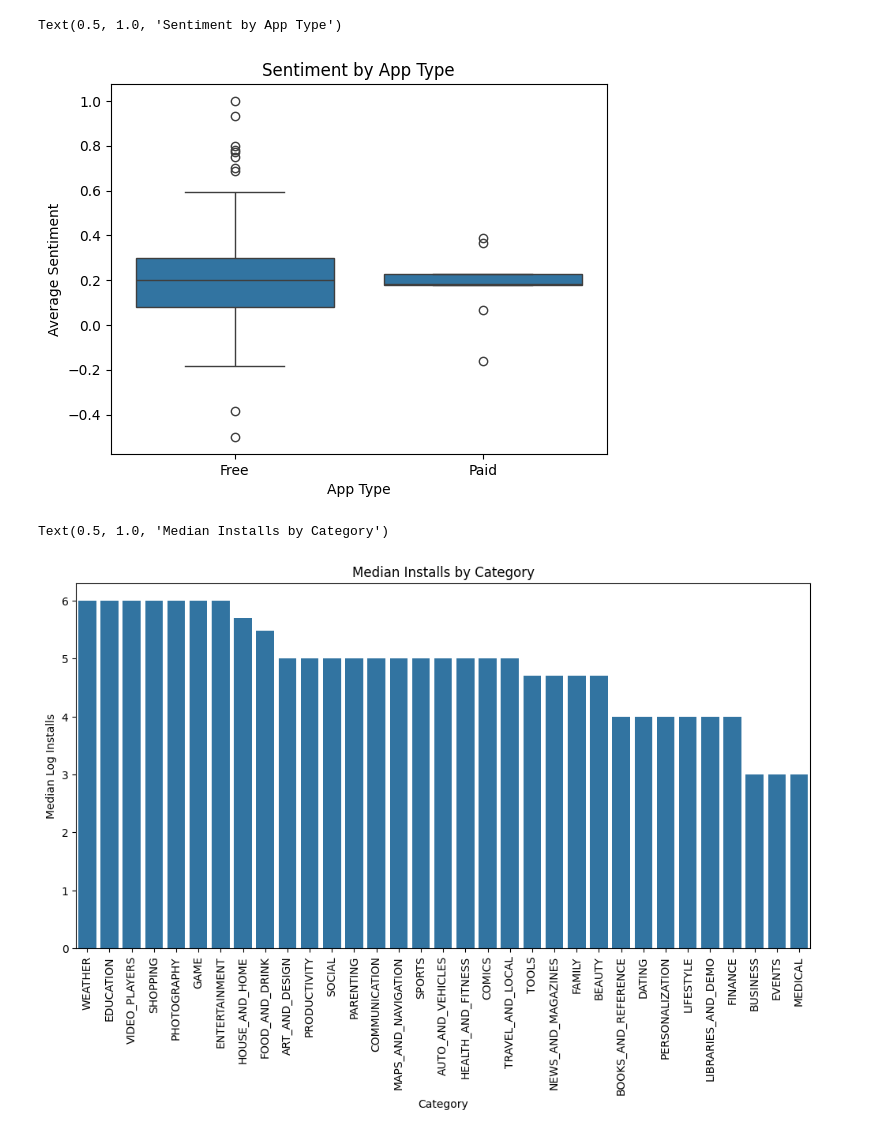
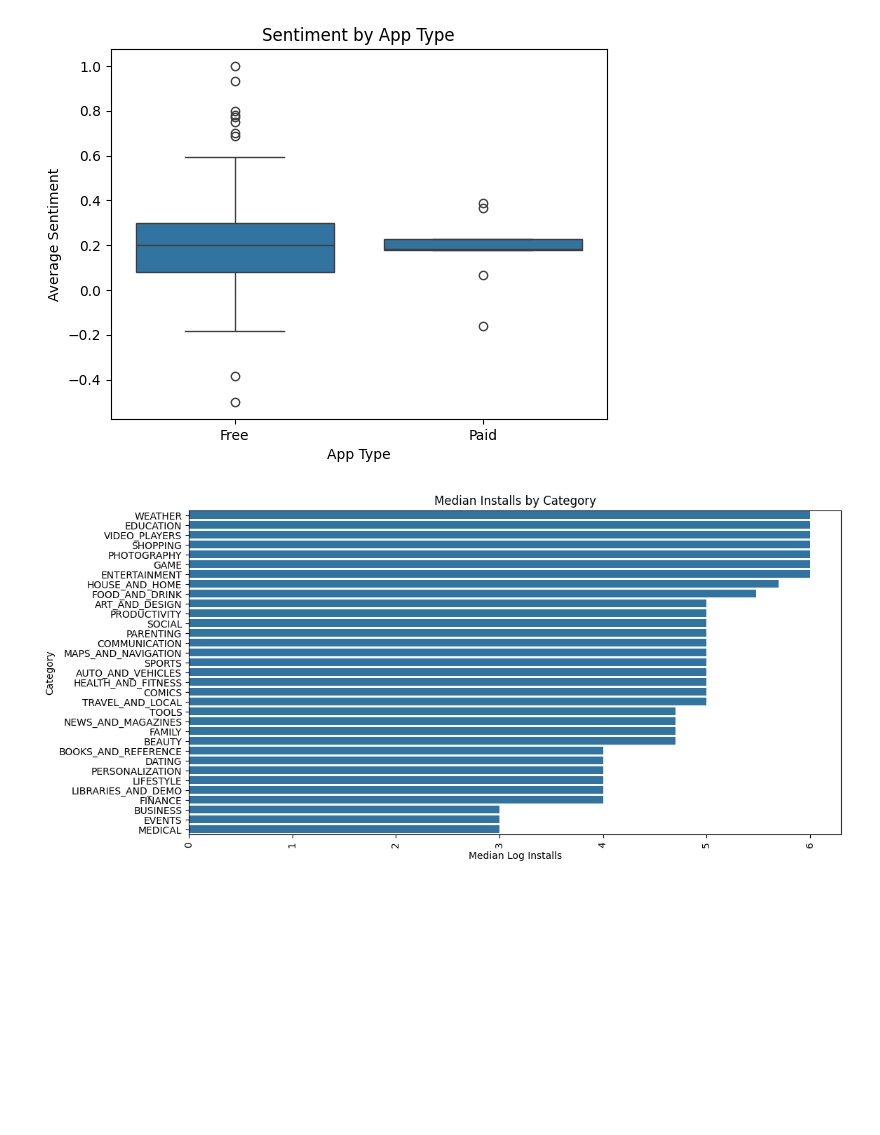
Before and after one commit to mosijituo049/first_project, a Jupyter notebook: notebooks/eda_zhiwen.ipynb, the cells around one changed output. Drawn from its saved outputs; the diff is of its cells as text; code cells hidden in the pictures; blank space fills up the shorter version.

Commit message:
mart_apps_summary V2, adding total reviews; update EDA and generate figures

```diff
--- a/notebooks/eda_zhiwen.ipynb
+++ b/notebooks/eda_zhiwen.ipynb
@@ -131,8 +153,16 @@ Text(0.5, 1.0, 'Distribution of Review Counts')
 # %%
-df["log_review_count"] = np.log10(df["review_count"] + 1)
-sns.histplot(df["log_review_count"], bins=20)
+df["log_total_reviews"] = np.log10(df["total_reviews"] + 1)
+sns.histplot(df["log_total_reviews"], bins=20)
 
-plt.xlabel("Log Review Count")
+plt.xlabel("Log Total Reviews")
 plt.ylabel("Count")
-plt.title("Distribution of Log Review Counts")
+plt.title("Distribution of Log Total Reviews")
+
+plt.savefig(
+    f"{config['output_data']['charts']}distribution_log_total_review_count.png",
+    dpi=300,
+    bbox_inches='tight'
+)
+
+plt.show()
 # %% [output]
@@ -201,7 +251,9 @@ Text(0.5, 1.0, 'Ratings by App Type')
 [figure]
 # %%
+sentiment_df = df[df["avg_sentiment"].notna()].copy()
+
 sns.boxplot(
-    data=df,
+    data=sentiment_df,
     x="app_type",
     y="avg_sentiment"
 )
@@ -209,8 +261,16 @@ sns.boxplot(
 plt.xlabel("App Type")
 plt.ylabel("Average Sentiment")
 plt.title("Sentiment by App Type")
+
+plt.savefig(
+    f"{config['output_data']['charts']}freevspaid_sentiment_by_apptype.png",
+    # f"{config['output_data']['charts']}correlation_matrix_{timestamp}.png,"
+    dpi=300,
+    bbox_inches='tight'
+)
+
+plt.show()
 # %% [output]
-Text(0.5, 1.0, 'Sentiment by App Type')
 [figure]
 # %%
 # Free apps dominate user acquisition.
@@ -223,25 +283,32 @@ Text(0.5, 1.0, 'Sentiment by App Type')
 # %%
 category_installs = (
     df.groupby("category")["installs"]
     .median()
     .sort_values(ascending=False)
 )
 
 plt.figure(figsize=(12,6))
 
 sns.barplot(
-    x=category_installs.index,
-    y=np.log10(category_installs.values + 1)
+    y=category_installs.index,
+    x=np.log10(category_installs.values + 1)
 )
 
 plt.xticks(rotation=90)
 
-plt.xlabel("Category")
-plt.ylabel("Median Log Installs")
+plt.ylabel("Category")
+plt.xlabel("Median Log Installs")
 plt.title("Median Installs by Category")
+
+plt.savefig(
+    f"{config['output_data']['charts']}category_median_installs.png",
+    dpi=300,
+    bbox_inches='tight'
+)
+
+plt.show()
 # %% [output]
-Text(0.5, 1.0, 'Median Installs by Category')
-[figure, old version]
+[figure, new version]
 # %%
 top_categories = (
     df["category"]
```
Also changed, not shown: parts of 14 cells of this notebook, 15 other files.
